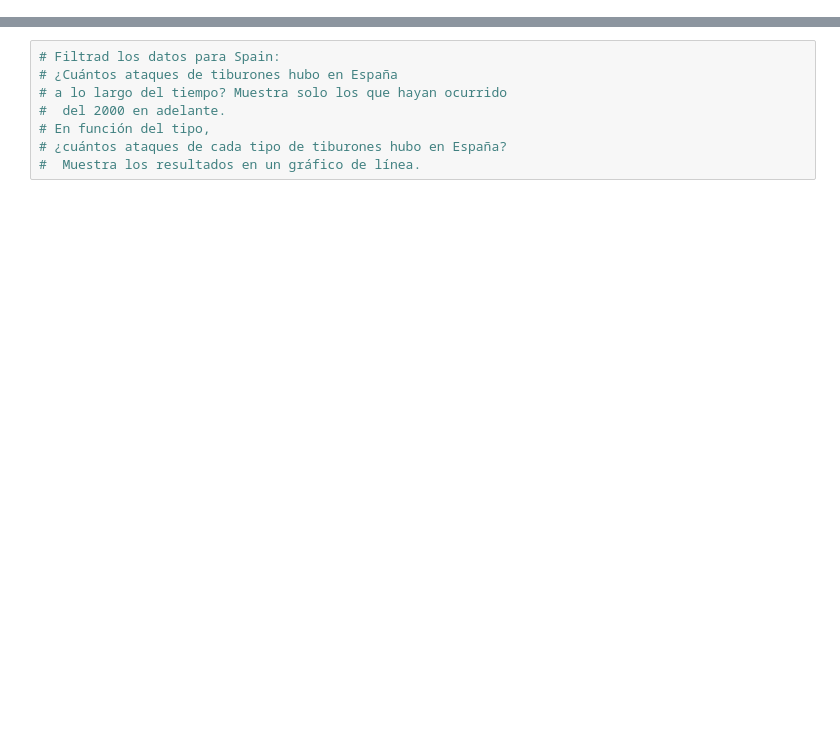
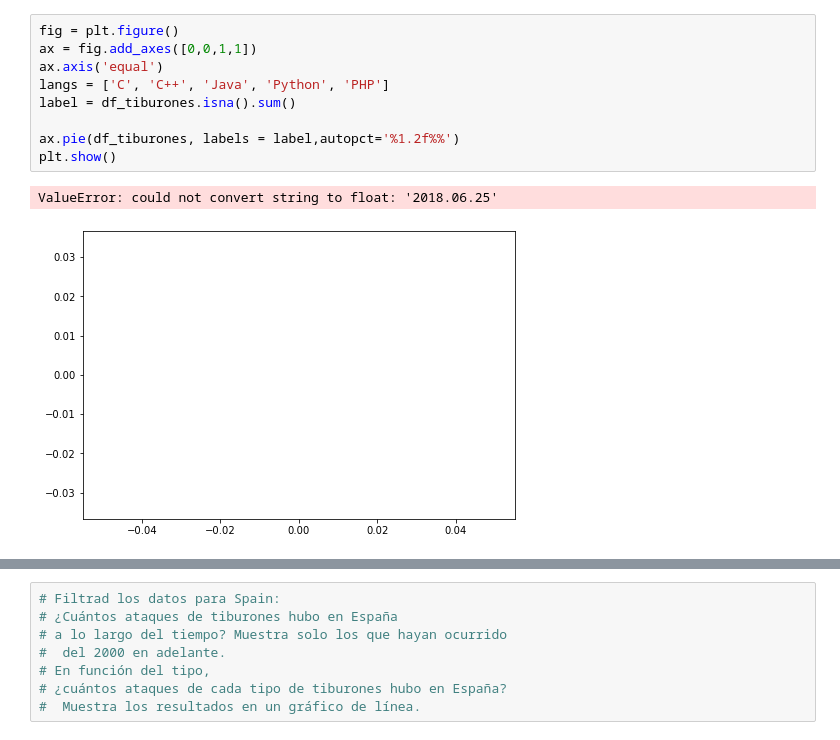
Before and after one commit to Adalab/DA-promoC-modulo-02-Marina-Lourdes-Ana, a Jupyter notebook: Visualizacion/01-Visualizacion_1.ipynb, the cells around one changed output, grey strips where cells are left out. Saved outputs shown, nothing was run; the diff lists cells and outputs as text; blank space fills up the shorter version.

```diff
--- a/Visualizacion/01-Visualizacion_1.ipynb
+++ b/Visualizacion/01-Visualizacion_1.ipynb
@@ -23,0 +61,12 @@
+# %%
+fig = plt.figure()
+ax = fig.add_axes([0,0,1,1])
+ax.axis('equal')
+langs = ['C', 'C++', 'Java', 'Python', 'PHP']
+label = df_tiburones.isna().sum()
+
+ax.pie(df_tiburones, labels = label,autopct='%1.2f%%')
+plt.show()
+# %% [output]
+ValueError: could not convert string to float: '2018.06.25'
+[figure, added]
```
Also changed, not shown: parts of 12 cells of this notebook.
